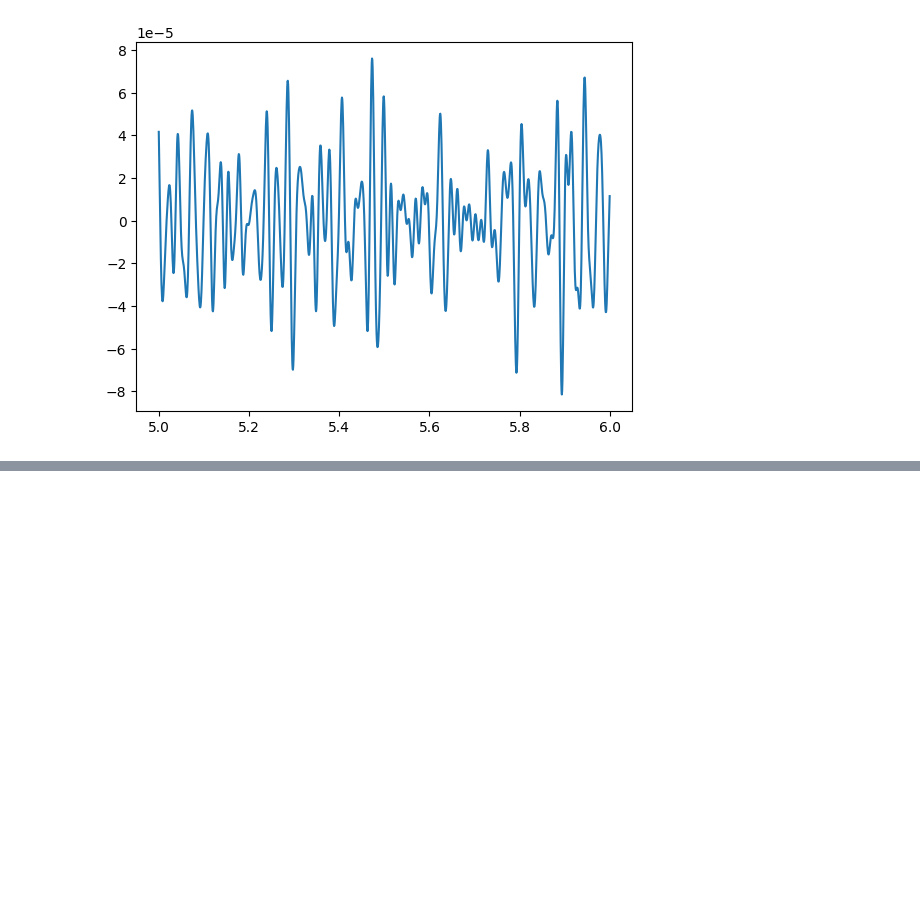
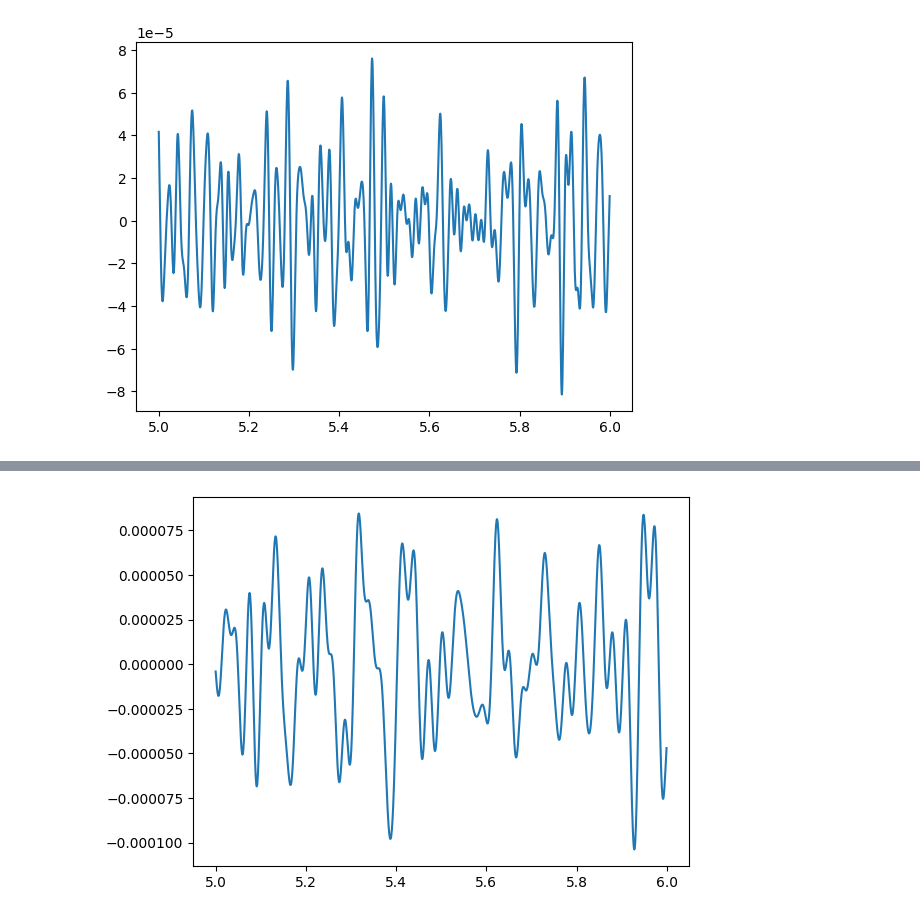
Before and after one commit to AngCamp/CampbellMurphy2024, a Jupyter notebook: PowerBandFilters/mne_filter_design_1500hz.ipynb, the cells around one changed output, grey strips where cells are left out. Cells and saved outputs as stored; diff of their text form; code cells hidden in the pictures; blank space fills up the shorter version.

```diff
--- a/PowerBandFilters/mne_filter_design_1500hz.ipynb
+++ b/PowerBandFilters/mne_filter_design_1500hz.ipynb
@@ -224,0 +263,9 @@ plt.show()
+# %%
+sharpwave_componenet_8to40band_1500hz_band = np.convolve(
+    lfp_ca1_1500hz[0:15000, 0], sharpwave_componenet_8to40band_1500hz_filter, mode="same"
+)
+
+plt.plot(lfp_ca1_1500hz_times[7500:9000], sharpwave_componenet_8to40band_1500hz_band[7500:9000])
+plt.show()
+# %% [output]
+[figure, added]
```
Also changed, not shown: parts of 5 cells of this notebook, 2 other files.
